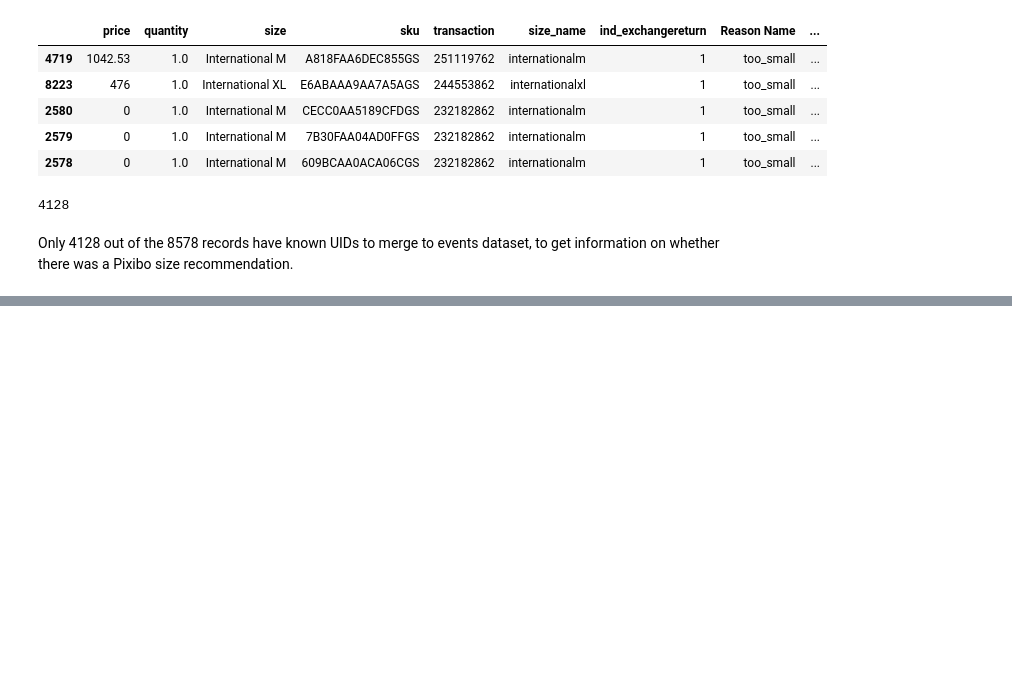
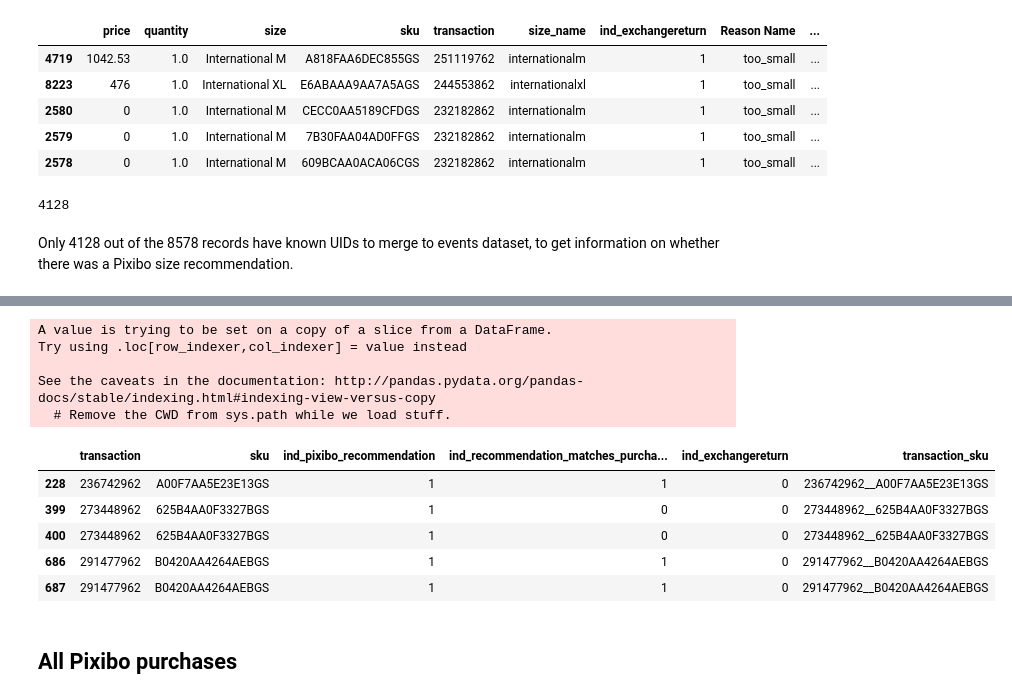
Before and after one commit to winstonchan1990/pixibo, a Jupyter notebook: src/main.ipynb, the cells around one changed output, grey strips where cells are left out. Cells and saved outputs as stored; diff of their text form; code cells hidden in the pictures; blank space fills up the shorter version.

```diff
--- a/src/main.ipynb
+++ b/src/main.ipynb
@@ -578,0 +875,28 @@ Only 4128 out of the 8578 records have known UIDs to merge to events dataset, to
+# %%
+# Necessary fields for computations
+MAIN_DATA = DATA_CONVERSIONS_EXCHANGE_RETURNS[[
+    'transaction','sku',
+    'ind_pixibo_recommendation',
+    'ind_recommendation_matches_purchase_size',
+    'ind_exchangereturn'
+]]
+
+MAIN_DATA['transaction_sku'] = [
+    row['transaction'] + '__' + row['sku'] for row in MAIN_DATA.to_records()
+]
+
+MAIN_DATA.head()
+# %% [output]
+A value is trying to be set on a copy of a slice from a DataFrame.
+Try using .loc[row_indexer,col_indexer] = value instead
+
+See the caveats in the documentation: http://pandas.pydata.org/pandas-docs/stable/indexing.html#indexing-view-versus-copy
+  # Remove the CWD from sys.path while we load stuff.
+|  | transaction | sku | ind_pixibo_recommendation | ind_recommendation_matches_purcha... | ind_exchangereturn | transaction_sku |
+| 228 | 236742962 | A00F7AA5E23E13GS | 1 | 1 | 0 | 236742962__A00F7AA5E23E13GS |
+| 399 | 273448962 | 625B4AA0F3327BGS | 1 | 0 | 0 | 273448962__625B4AA0F3327BGS |
+| 400 | 273448962 | 625B4AA0F3327BGS | 1 | 0 | 0 | 273448962__625B4AA0F3327BGS |
+| 686 | 291477962 | B0420AA4264AEBGS | 1 | 1 | 0 | 291477962__B0420AA4264AEBGS |
+| 687 | 291477962 | B0420AA4264AEBGS | 1 | 1 | 0 | 291477962__B0420AA4264AEBGS |
+# %% [markdown]
+## All Pixibo purchases
```
Also changed, not shown: parts of 73 cells of this notebook, 3 other files.
